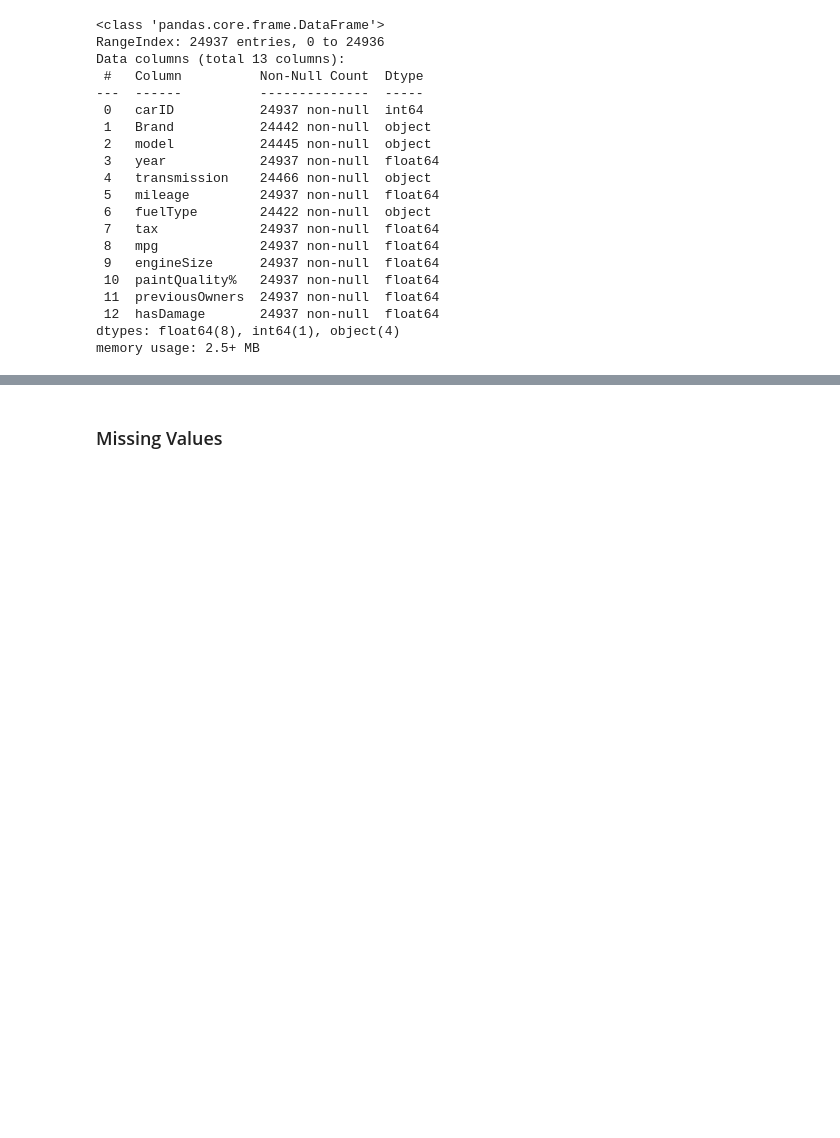
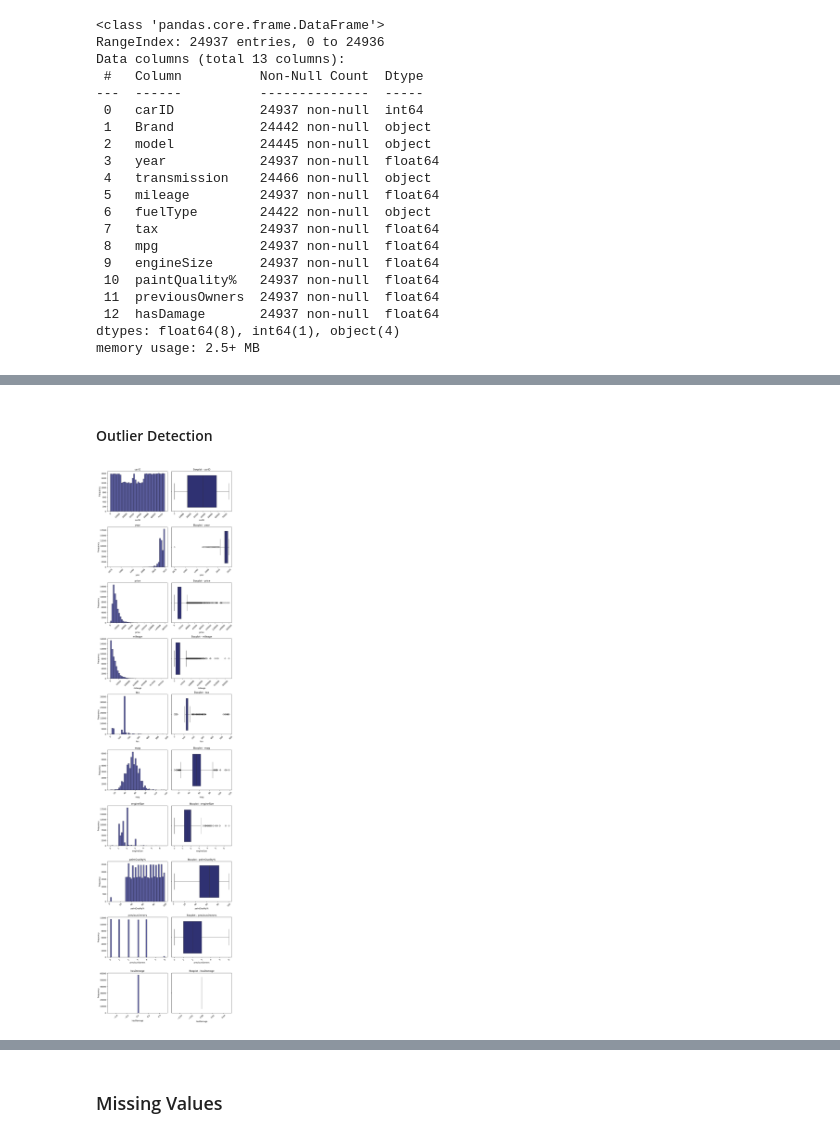
Before and after one commit to peppathecodingpig/Trabalho-de-Machine-Learning, a Jupyter notebook: Project_notebook.ipynb, the cells around one changed output, grey strips where cells are left out. Saved outputs shown, nothing was run; the diff lists cells and outputs as text; code cells hidden in the pictures; blank space fills up the shorter version.

```diff
--- a/Project_notebook.ipynb
+++ b/Project_notebook.ipynb
@@ -224,0 +239,27 @@ memory usage: 2.5+ MB
+# %% [markdown]
+#### Outlier Detection
+# %%
+n_rows_subplot = len(metric_features_train)
+n_cols_subplot = 2
+
+fig, axes = plt.subplots(n_rows_subplot, n_cols_subplot, figsize=(10, 4 * n_rows_subplot), dpi=200)
+
+for i, col in enumerate(metric_features_train):
+    sns.histplot(train_cars[col], kde=False, bins=40, color="#24277D", ax=axes[i][0])
+    axes[i][0].set_title(f'{col}')
+    axes[i][0].set_xlabel(col)
+    axes[i][0].set_ylabel('Frequency')
+    axes[i][0].tick_params(axis='x', rotation=45)
+
+
+    sns.boxplot(x=train_cars[col], color="#24277D", ax=axes[i][1])
+    axes[i][1].set_title(f'Boxplot - {col}')
+    axes[i][1].set_xlabel(col)
+    axes[i][1].set_ylabel('')
+    axes[i][1].tick_params(axis='x', rotation=45)
+
+
+plt.tight_layout()
+plt.show()
+# %% [output]
+[figure, added]
```
Also changed, not shown: parts of 14 cells of this notebook.
